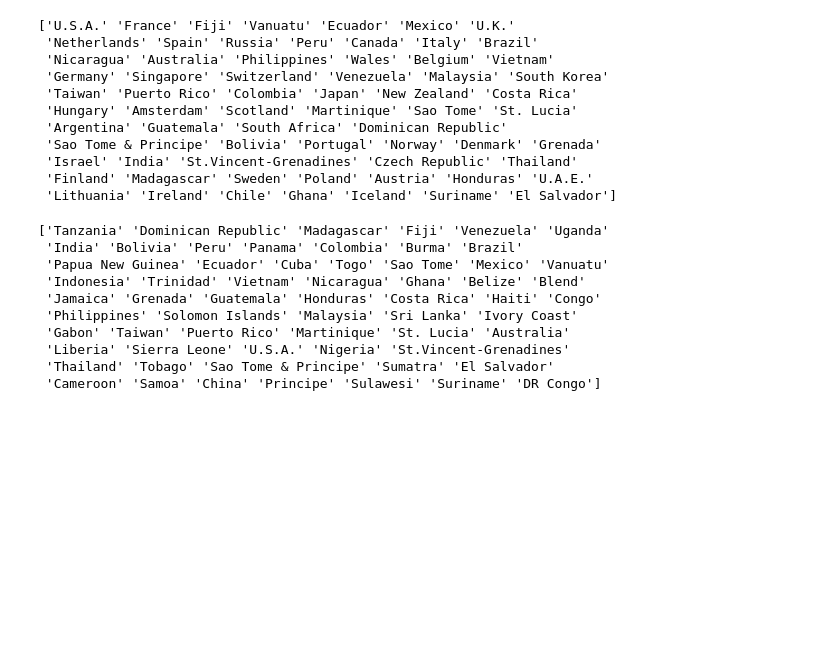
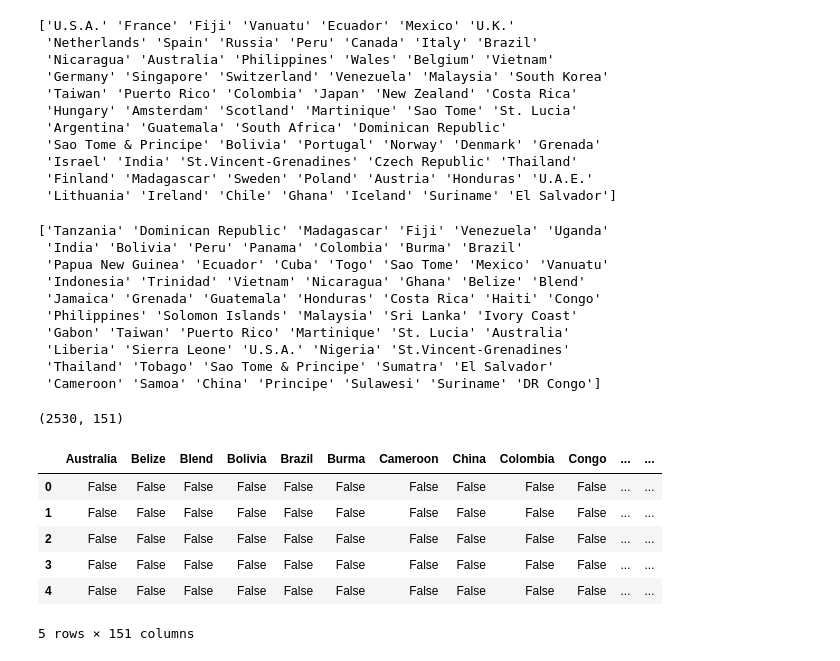
Before and after one commit to leeale2023/BA305_A9-, a Jupyter notebook: chocolate_analysis.ipynb, the cells around one changed output. Drawn from its saved outputs; the diff is of its cells as text; code cells hidden in the pictures; blank space fills up the shorter version.

```diff
--- a/chocolate_analysis.ipynb
+++ b/chocolate_analysis.ipynb
@@ -77,12 +70,40 @@ print(choc["country_of_bean_origin"].unique())
  'Thailand' 'Tobago' 'Sao Tome & Principe' 'Sumatra' 'El Salvador'
  'Cameroon' 'Samoa' 'China' 'Principe' 'Sulawesi' 'Suriname' 'DR Congo']
 # %%
+# Convert cocoa percentage to numeric
+choc["cocoa_numeric"] = (
+    choc["cocoa_percent"]
+    .str.replace("%", "", regex=False)
+    .astype(float)
+)
+
 # Concatenate the dummy variables side-by-side to create a single features DataFrame
-X = pd.concat([pd.get_dummies(choc["country_of_bean_origin"]), pd.get_dummies(choc["company_location"]),pd.get_dummies(choc["ingredients"])], axis=1)
-y = choc['rating'].values
+X = pd.concat([
+    pd.get_dummies(choc["country_of_bean_origin"]),
+    pd.get_dummies(choc["company_location"]),
+    pd.get_dummies(choc["ingredients"]),
+    choc[["cocoa_numeric"]]
+], axis=1)
+
+y = choc["rating"].values
 
 # Split into training and test sets
-X_train, X_test, y_train, y_test = train_test_split(X, y, test_size=0.3, random_state=0)
+X_train, X_test, y_train, y_test = train_test_split(
+    X, y,
+    test_size=0.3,
+    random_state=0
+)
+print(X.shape)
+display(X.head())
+# %% [output]
+(2530, 151)
+|  | Australia | Belize | Blend | Bolivia | Brazil | Burma | Cameroon | China | Colombia | Congo | ... | ... |
+| 0 | False | False | False | False | False | False | False | False | False | False | ... | ... |
+| 1 | False | False | False | False | False | False | False | False | False | False | ... | ... |
+| 2 | False | False | False | False | False | False | False | False | False | False | ... | ... |
+| 3 | False | False | False | False | False | False | False | False | False | False | ... | ... |
+| 4 | False | False | False | False | False | False | False | False | False | False | ... | ... |
+5 rows × 151 columns
 # %%
 # Initialize the Linear Regression model
 model = LinearRegression()
```
Also changed, not shown: parts of 5 cells of this notebook.
